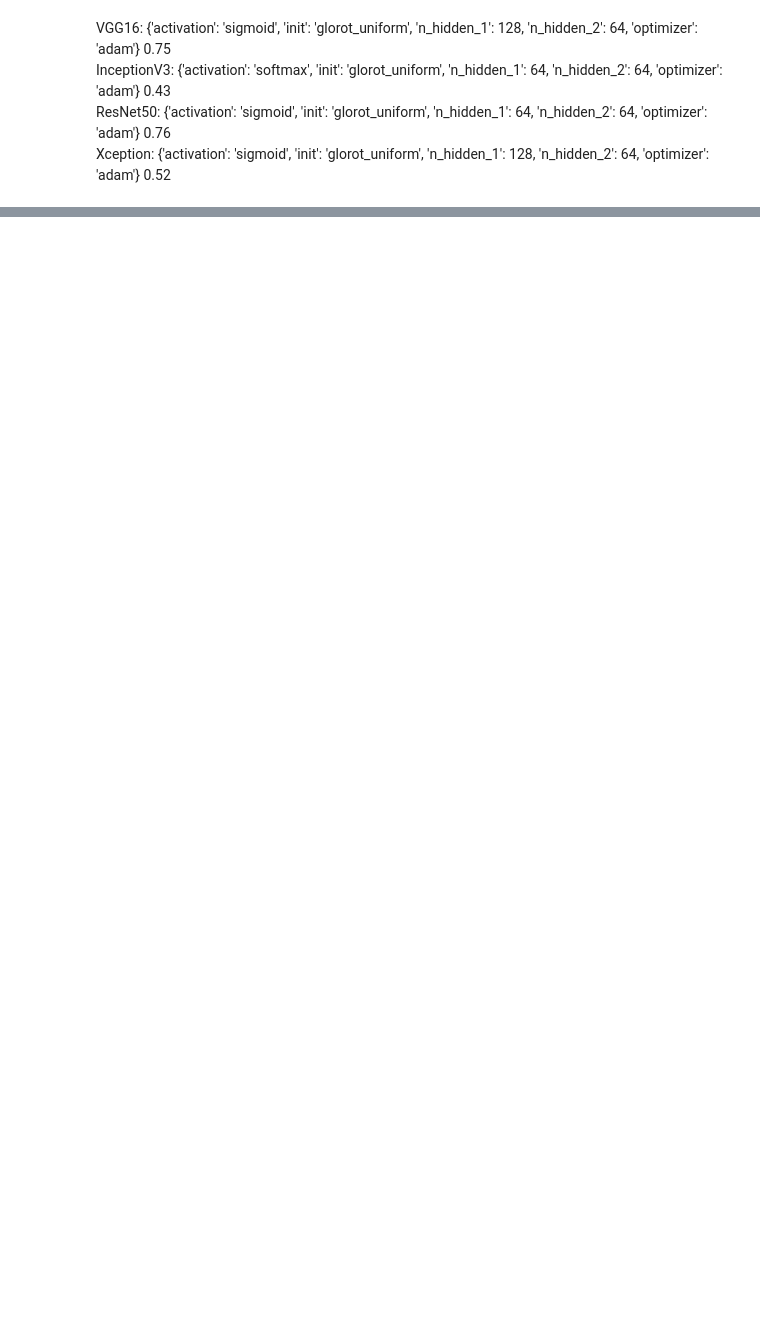
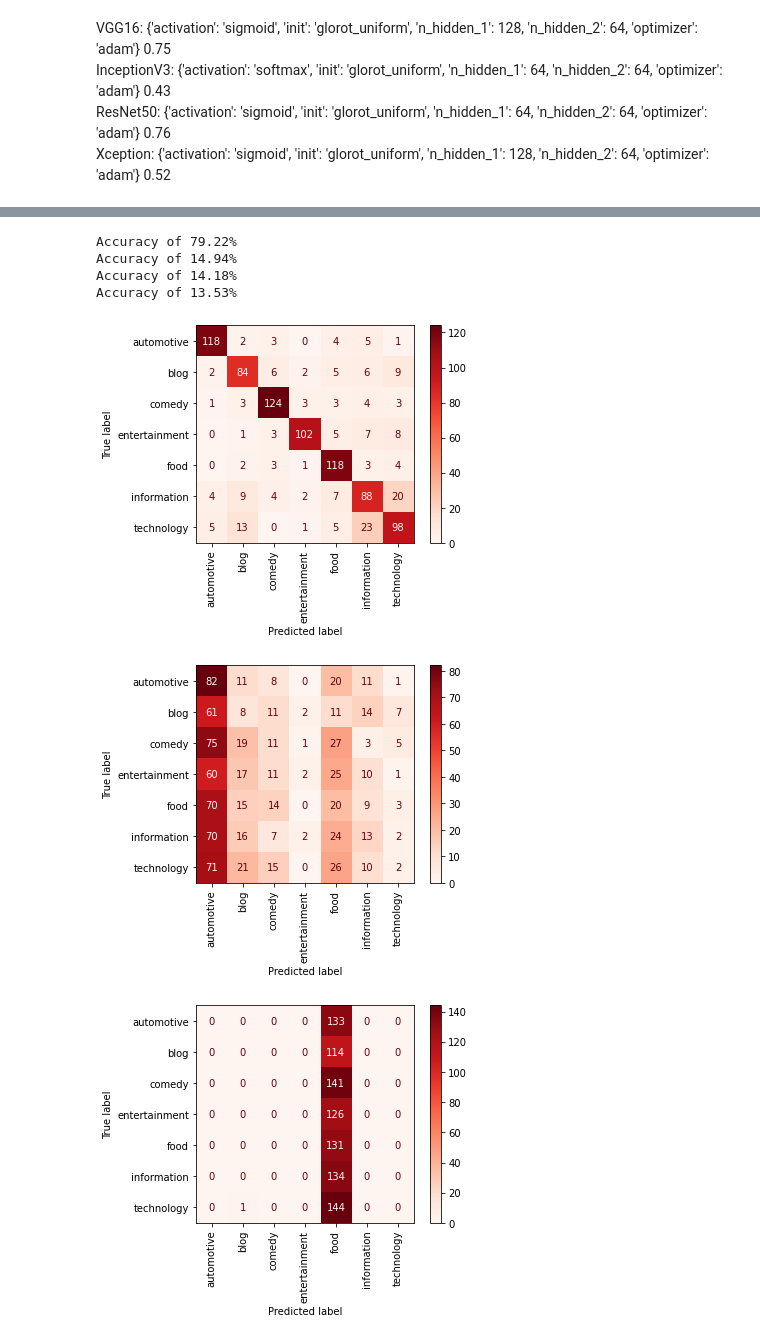
Before and after one commit to DominikHahn1407/VisualAnalytics, a Jupyter notebook: data_preparation_v2.ipynb, the cells around one changed output, grey strips where cells are left out. Drawn from its saved outputs; the diff is of its cells as text; code cells hidden in the pictures; blank space fills up the shorter version.

```diff
--- a/data_preparation_v2.ipynb
+++ b/data_preparation_v2.ipynb
@@ -161,6 +161,7 @@ train_datagen = ImageDataGenerator(
 )
 
 val_datagen = ImageDataGenerator(rescale=1.0/255)
+test_datagen = ImageDataGenerator(rescale=1.0/255)
 # %%
 train_generator = train_datagen.flow(
     x_train,
@@ -472,3 +529,8 @@ VGG16: {'activation': 'sigmoid', 'init': 'glorot_uniform', 'n_hidden_1': 128, 'n
 InceptionV3: {'activation': 'softmax', 'init': 'glorot_uniform', 'n_hidden_1': 64, 'n_hidden_2': 64, 'optimizer': 'adam'} 0.43
 ResNet50: {'activation': 'sigmoid', 'init': 'glorot_uniform', 'n_hidden_1': 64, 'n_hidden_2': 64, 'optimizer': 'adam'} 0.76
 Xception: {'activation': 'sigmoid', 'init': 'glorot_uniform', 'n_hidden_1': 128, 'n_hidden_2': 64, 'optimizer': 'adam'} 0.52
+# %%
+model_vgg_16 = vgg16.VGG16(weights="imagenet", include_top=False, input_shape=target_size+(3,))
+model_inception_v3 = inception_v3.InceptionV3(weights="imagenet", include_top=False, input_shape=target_size+(3,))
+model_resnet_50 = resnet.ResNet50(weights="imagenet", include_top=False, input_shape=target_size+(3,))
+model_xception = xception.Xception(weights="imagenet", include_top=False, input_shape=target_size+(3,))
@@ -474,0 +548,7 @@ Xception: {'activation': 'sigmoid', 'init': 'glorot_uniform', 'n_hidden_1': 128,
+# %%
+dropout = 0.2
+learning_rate = 1e-03
+epochs = 20
+
+early_stop = EarlyStopping(monitor="val_loss", patience=10, restore_best_weights=True)
+reduce_lr = ReduceLROnPlateau(monitor="val_loss", factor=0.1, patience=5)
@@ -474,0 +679,17 @@ Xception: {'activation': 'sigmoid', 'init': 'glorot_uniform', 'n_hidden_1': 128,
+# %%
+for key, value in model_dict.items():
+    pred = value.predict(test_generator)
+    predictions = np.argmax(pred, axis=1)
+    cm = confusion_matrix(np.argmax(y_test, axis=1), predictions)
+    acc = accuracy_score(np.argmax(y_test, axis=1), predictions)
+    print(f"Accuracy of {round(acc*100,2)}%")
+    cm_display = ConfusionMatrixDisplay(cm, display_labels=le.classes_)
+    cm_display.plot(cmap="Reds", xticks_rotation=90)
+# %% [output]
+Accuracy of 79.22%
+Accuracy of 14.94%
+Accuracy of 14.18%
+Accuracy of 13.53%
+[figure, added]
+[figure, added]
+[figure, added]
```
Also changed, not shown: parts of 23 cells of this notebook, 1 other file.
